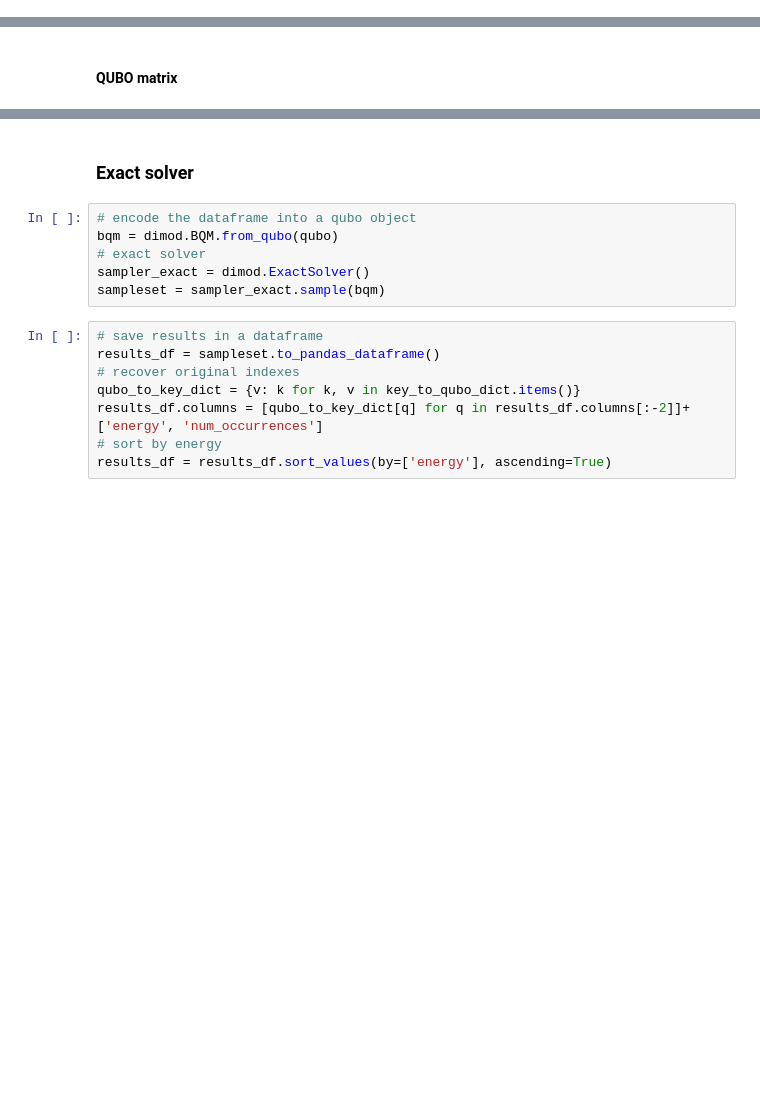
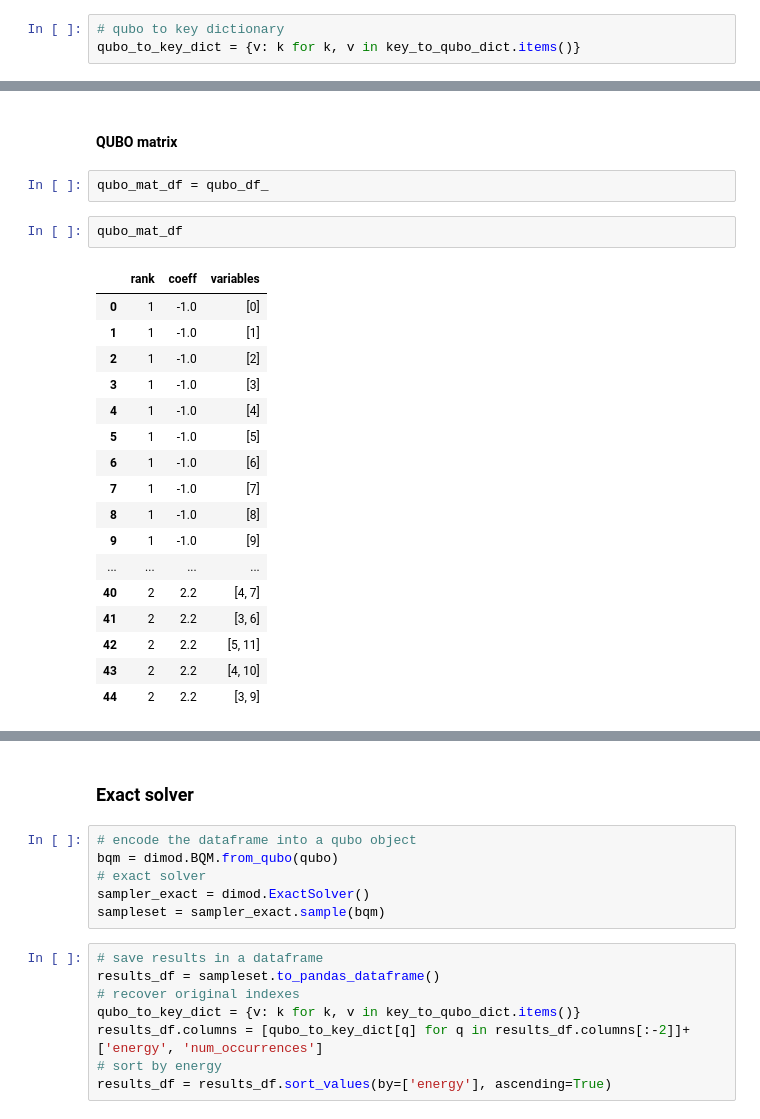
Before and after one commit to GiacomoFrn/QUBO-optimization, a Jupyter notebook: encoder.ipynb, the cells around one changed output, grey strips where cells are left out. Saved outputs shown, nothing was run; the diff lists cells and outputs as text; blank space fills up the shorter version.

```diff
--- a/encoder.ipynb
+++ b/encoder.ipynb
@@ -448,0 +556,3 @@ qubo_df.head()
+# %%
+# qubo to key dictionary
+qubo_to_key_dict = {v: k for k, v in key_to_qubo_dict.items()}
@@ -449,2 +668,24 @@ qubo_df.head()
 # %% [markdown]
 #### QUBO matrix
+# %%
+qubo_mat_df = qubo_df_
+# %%
+qubo_mat_df
+# %% [output]
+|  | rank | coeff | variables |
+| 0 | 1 | -1.0 | [0] |
+| 1 | 1 | -1.0 | [1] |
+| 2 | 1 | -1.0 | [2] |
+| 3 | 1 | -1.0 | [3] |
+| 4 | 1 | -1.0 | [4] |
+| 5 | 1 | -1.0 | [5] |
+| 6 | 1 | -1.0 | [6] |
+| 7 | 1 | -1.0 | [7] |
+| 8 | 1 | -1.0 | [8] |
+| 9 | 1 | -1.0 | [9] |
+| ... | ... | ... | ... |
+| 40 | 2 | 2.2 | [4, 7] |
+| 41 | 2 | 2.2 | [3, 6] |
+| 42 | 2 | 2.2 | [5, 11] |
+| 43 | 2 | 2.2 | [4, 10] |
+| 44 | 2 | 2.2 | [3, 9] |
```
Also changed, not shown: parts of 24 cells of this notebook, 1 other file.
